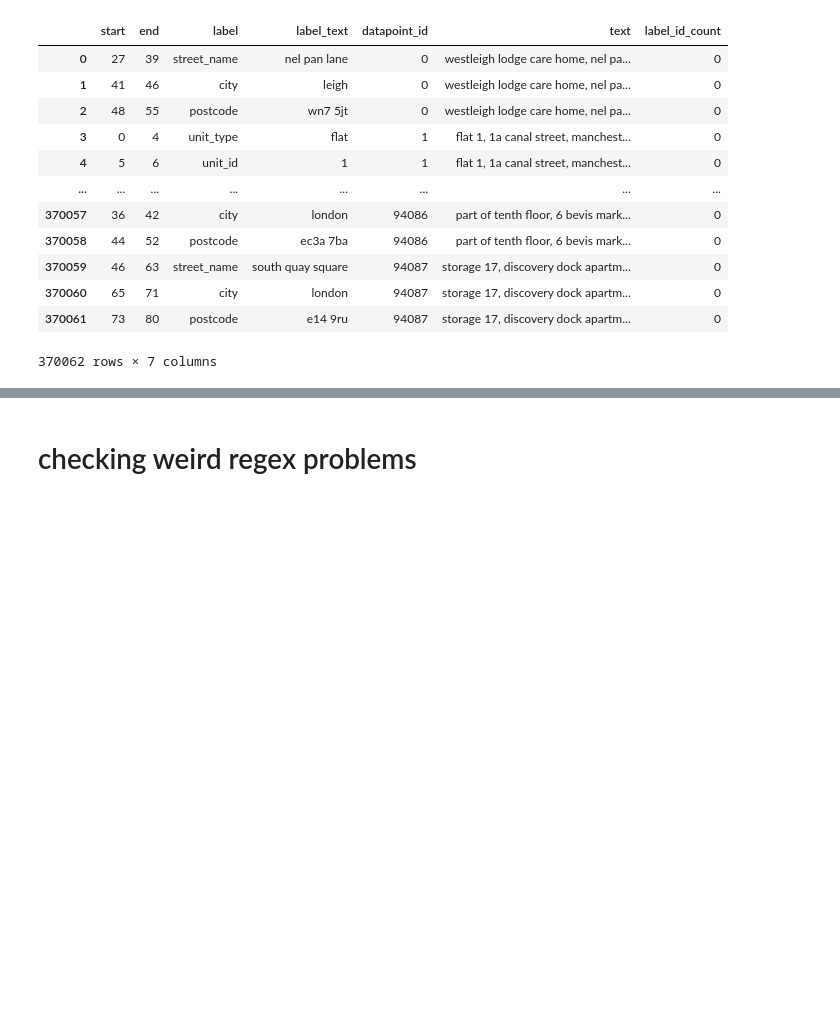
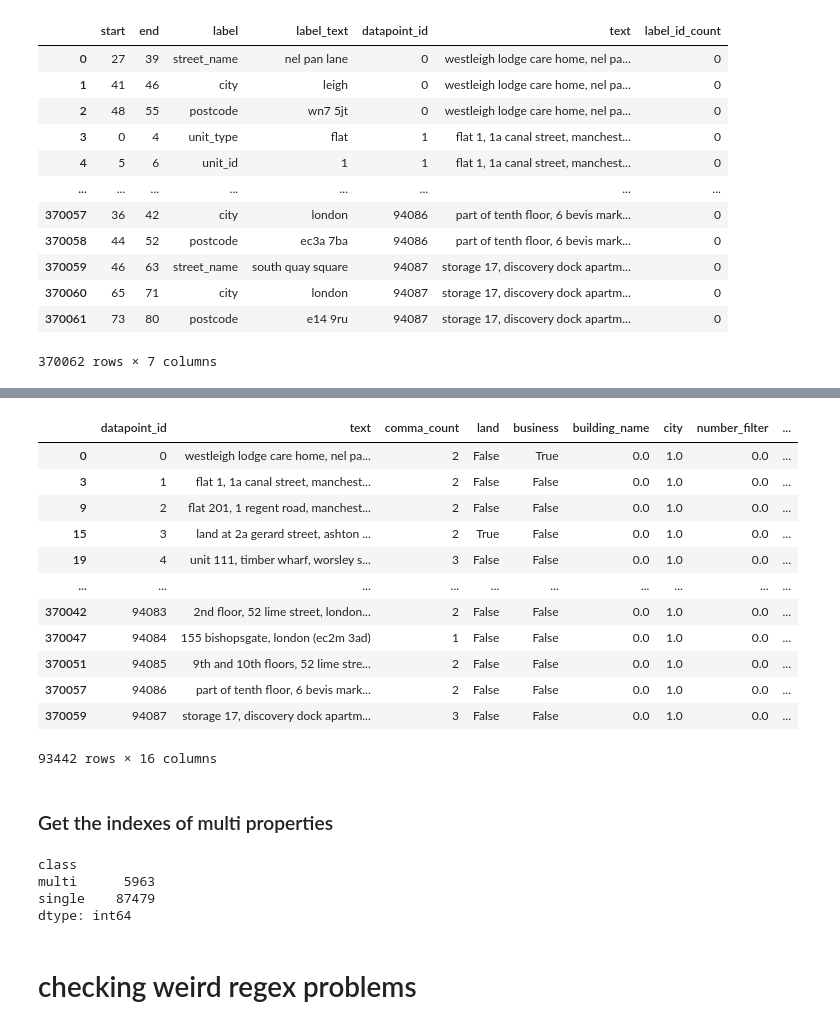
Before and after one commit to JonnoB/enhance_ocod, a Jupyter notebook: expanding tagged addresses.ipynb, the cells around one changed output, grey strips where cells are left out. Saved outputs shown, nothing was run; the diff lists cells and outputs as text; code cells hidden in the pictures; blank space fills up the shorter version.

```diff
--- a/expanding tagged addresses.ipynb
+++ b/expanding tagged addresses.ipynb
@@ -128,2 +56,79 @@ all_entities.loc[multi_address_ids]
+# %%
+xx_to_yy_regex = r'^\d+(\s)?(-|to)(\s)?\d+$'
+
+multi_check_df = all_entities[['datapoint_id', 'text', ]].drop_duplicates()
+multi_check_df['comma_count'] = multi_check_df['text'].str.count(',')
+multi_check_df['land'] = multi_check_df['text'].str.contains(r"^(land|plot|airspace|car|parking)", case = False)
+
+multi_check_df['business'] = multi_check_df['text'].str.contains(r"(cinema)|(hotel)|(office)|(\bpub)|(business)|(cafe)|(^shop)|( shop)|(restaurant)|(home)|(\bstore\b)|(\bstorage\\b)", case = False)
+temp_df = all_entities[['datapoint_id', 'label']].groupby(['datapoint_id', 'label']).value_counts().to_frame(name = "counts").reset_index().pivot(index = 'datapoint_id', columns = 'label', values = 'counts').fillna(0)
+#test['datapoint_id'] = test.index
+
+xx_to_yy_street_counts = all_entities['datapoint_id'][all_entities['label_text'].str.contains(
+    xx_to_yy_regex)& (all_entities['label']=="street_number")
+                            ].to_frame(name = 'datapoint_id').groupby('datapoint_id').size().to_frame(name = 'xx_to_yy_street_counts')
+
+xx_to_yy_unit_counts = all_entities['datapoint_id'][all_entities['label_text'].str.contains(
+    xx_to_yy_regex)& (all_entities['label']=="unit_id")
+                            ].to_frame(name = 'datapoint_id').groupby('datapoint_id').size().to_frame(name = 'xx_to_yy_unit_counts')
+
+multi_check_df = multi_check_df.merge(temp_df, how = 'left', left_on = "datapoint_id", right_index = True).\
+merge(xx_to_yy_street_counts, how = 'left', left_on = "datapoint_id", right_index = True).\
+merge(xx_to_yy_unit_counts, how = 'left', left_on = "datapoint_id", right_index = True).fillna(0)
+
+
+del xx_to_yy_street_counts
+del xx_to_yy_unit_counts
+
+#separate the classes using logical rules
+multi_check_df['class'] = np.select(
+    [
+        multi_check_df['land']== True,
+        multi_check_df['business']== True,
+        multi_check_df['xx_to_yy_unit_counts']>0,
+        multi_check_df['street_number']>1,
+        multi_check_df['unit_id']>1,
+       # multi_check_df['street_number']>1,
+        (multi_check_df['street_number']<=1) & (multi_check_df['xx_to_yy_street_counts']<=1) & (multi_check_df['unit_id']<=1) ##This does most of the heavy lifting
+    ],
+    [
+        'single',
+        'single',
+        'multi',
+        'multi',
+        'multi',
+       # 'multi',
+        'single',
+
+    ],
+    default='unknown'
+)
+multi_check_df
+# %% [output]
+|  | datapoint_id | text | comma_count | land | business | building_name | city | number_filter | ... |
+| 0 | 0 | westleigh lodge care home, nel pa... | 2 | False | True | 0.0 | 1.0 | 0.0 | ... |
+| 3 | 1 | flat 1, 1a canal street, manchest... | 2 | False | False | 0.0 | 1.0 | 0.0 | ... |
+| 9 | 2 | flat 201, 1 regent road, manchest... | 2 | False | False | 0.0 | 1.0 | 0.0 | ... |
+| 15 | 3 | land at 2a gerard street, ashton ... | 2 | True | False | 0.0 | 1.0 | 0.0 | ... |
+| 19 | 4 | unit 111, timber wharf, worsley s... | 3 | False | False | 0.0 | 1.0 | 0.0 | ... |
+| ... | ... | ... | ... | ... | ... | ... | ... | ... | ... |
+| 370042 | 94083 | 2nd floor, 52 lime street, london... | 2 | False | False | 0.0 | 1.0 | 0.0 | ... |
+| 370047 | 94084 | 155 bishopsgate, london (ec2m 3ad) | 1 | False | False | 0.0 | 1.0 | 0.0 | ... |
+| 370051 | 94085 | 9th and 10th floors, 52 lime stre... | 2 | False | False | 0.0 | 1.0 | 0.0 | ... |
+| 370057 | 94086 | part of tenth floor, 6 bevis mark... | 2 | False | False | 0.0 | 1.0 | 0.0 | ... |
+| 370059 | 94087 | storage 17, discovery dock apartm... | 3 | False | False | 0.0 | 1.0 | 0.0 | ... |
+93442 rows × 16 columns
+# %% [markdown]
+### Get the indexes of multi properties
+# %%
+multi_unit_id = set(multi_check_df['datapoint_id'][(multi_check_df['class']=='multi') &( multi_check_df['unit_id']>0)].tolist())
+multi_property = set(multi_check_df['datapoint_id'][(multi_check_df['class']=='multi') &( multi_check_df['unit_id']==0)].tolist())
+all_multi_ids = list(multi_unit_id) +list(multi_property)
+multi_check_df.groupby('class').size()
+# %% [output]
+class
+multi      5963
+single    87479
+dtype: int64
 # %% [markdown]
 # checking weird regex problems
```
Also changed, not shown: parts of 26 cells of this notebook, 3 other files.
